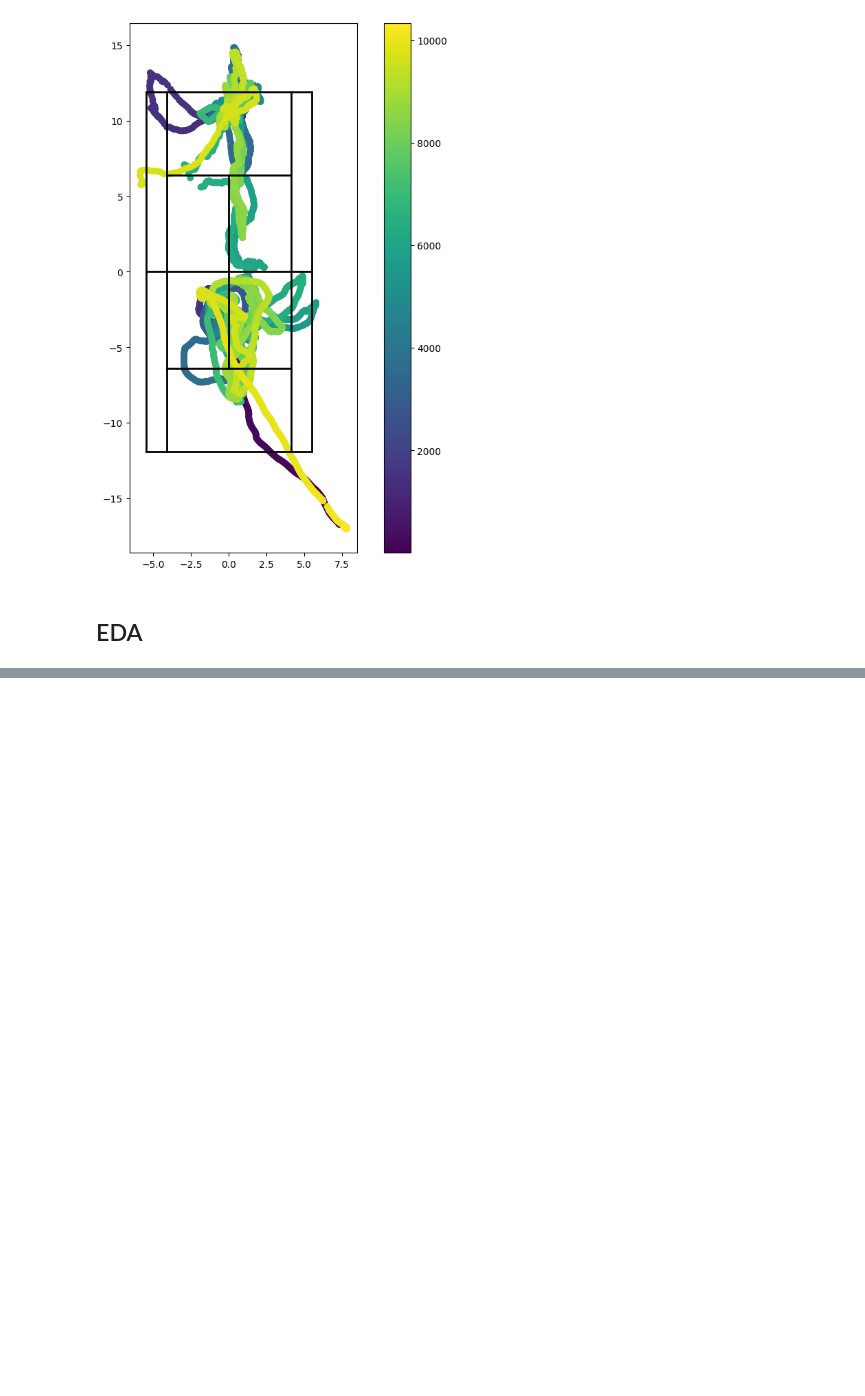
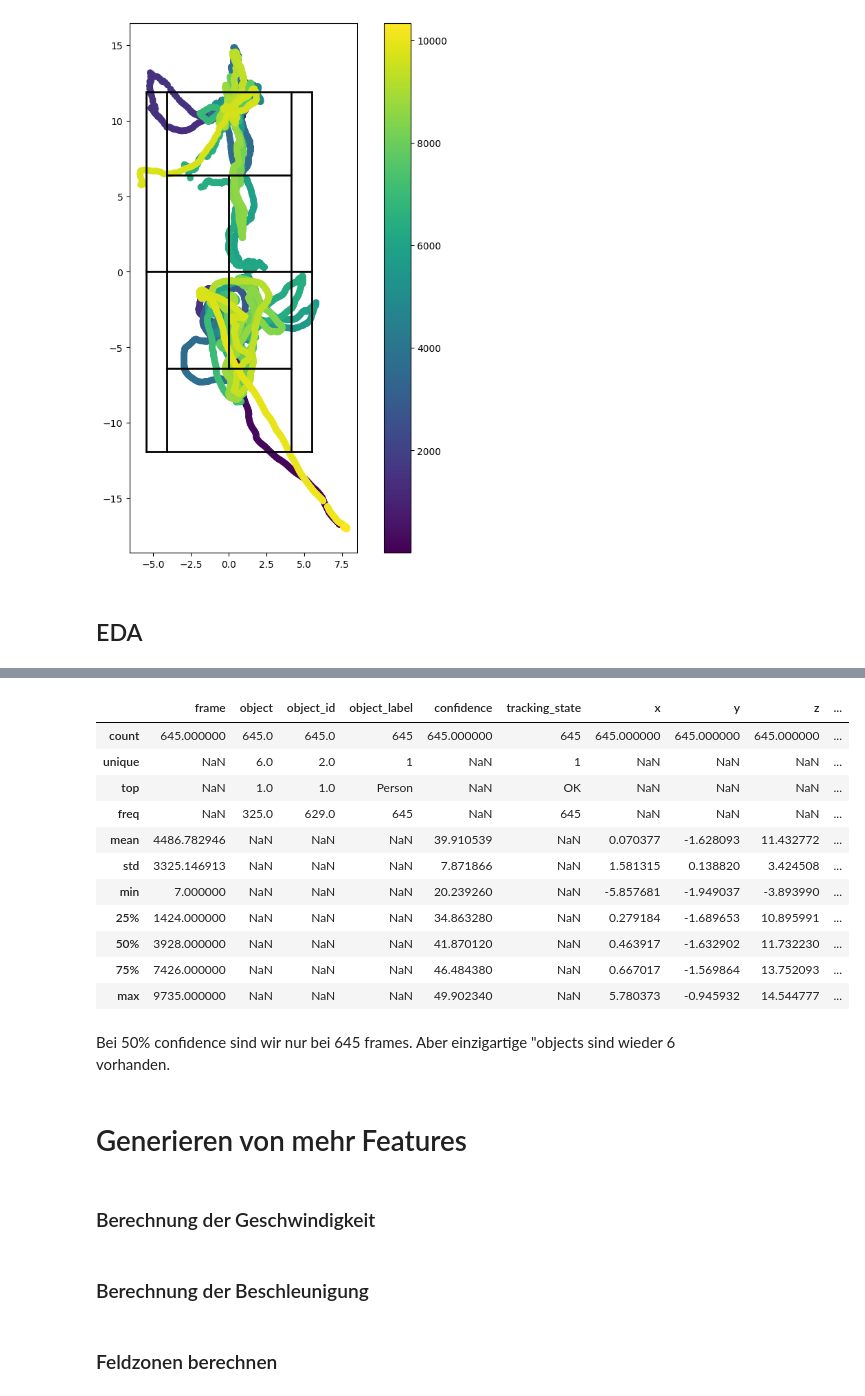
Before and after one commit to fhnw-ds/fhnw-cda2-tennis-analysis, a Jupyter notebook: field_analysis/eda_kevin_w.ipynb, the cells around one changed output, grey strips where cells are left out. Drawn from its saved outputs; the diff is of its cells as text; code cells hidden in the pictures; blank space fills up the shorter version.

Commit message:
eda begonnen neu features erstell mit geschwindigkeit beschleunigung und spielzonen

```diff
--- a/field_analysis/eda_kevin_w.ipynb
+++ b/field_analysis/eda_kevin_w.ipynb
@@ -147,0 +245,21 @@ plt.show()
+# %%
+data.loc[data["confidence"] < 50].describe(include="all")
+# %% [output]
+|  | frame | object | object_id | object_label | confidence | tracking_state | x | y | z | ... |
+| count | 645.000000 | 645.0 | 645.0 | 645 | 645.000000 | 645 | 645.000000 | 645.000000 | 645.000000 | ... |
+| unique | NaN | 6.0 | 2.0 | 1 | NaN | 1 | NaN | NaN | NaN | ... |
+| top | NaN | 1.0 | 1.0 | Person | NaN | OK | NaN | NaN | NaN | ... |
+| freq | NaN | 325.0 | 629.0 | 645 | NaN | 645 | NaN | NaN | NaN | ... |
+| mean | 4486.782946 | NaN | NaN | NaN | 39.910539 | NaN | 0.070377 | -1.628093 | 11.432772 | ... |
+| std | 3325.146913 | NaN | NaN | NaN | 7.871866 | NaN | 1.581315 | 0.138820 | 3.424508 | ... |
+| min | 7.000000 | NaN | NaN | NaN | 20.239260 | NaN | -5.857681 | -1.949037 | -3.893990 | ... |
+| 25% | 1424.000000 | NaN | NaN | NaN | 34.863280 | NaN | 0.279184 | -1.689653 | 10.895991 | ... |
+| 50% | 3928.000000 | NaN | NaN | NaN | 41.870120 | NaN | 0.463917 | -1.632902 | 11.732230 | ... |
+| 75% | 7426.000000 | NaN | NaN | NaN | 46.484380 | NaN | 0.667017 | -1.569864 | 13.752093 | ... |
+| max | 9735.000000 | NaN | NaN | NaN | 49.902340 | NaN | 5.780373 | -0.945932 | 14.544777 | ... |
+# %% [markdown]
+Bei 50% confidence sind wir nur bei 645 frames. Aber einzigartige "objects sind wieder 6 vorhanden.
+# %% [markdown]
+# Generieren von mehr Features
+# %% [markdown]
+### Berechnung der Geschwindigkeit
@@ -147,0 +269,2 @@ plt.show()
+# %% [markdown]
+### Berechnung der Beschleunigung
@@ -147,0 +278,2 @@ plt.show()
+# %% [markdown]
+### Feldzonen berechnen
```
Also changed, not shown: parts of 20 cells of this notebook, 2 other files.
